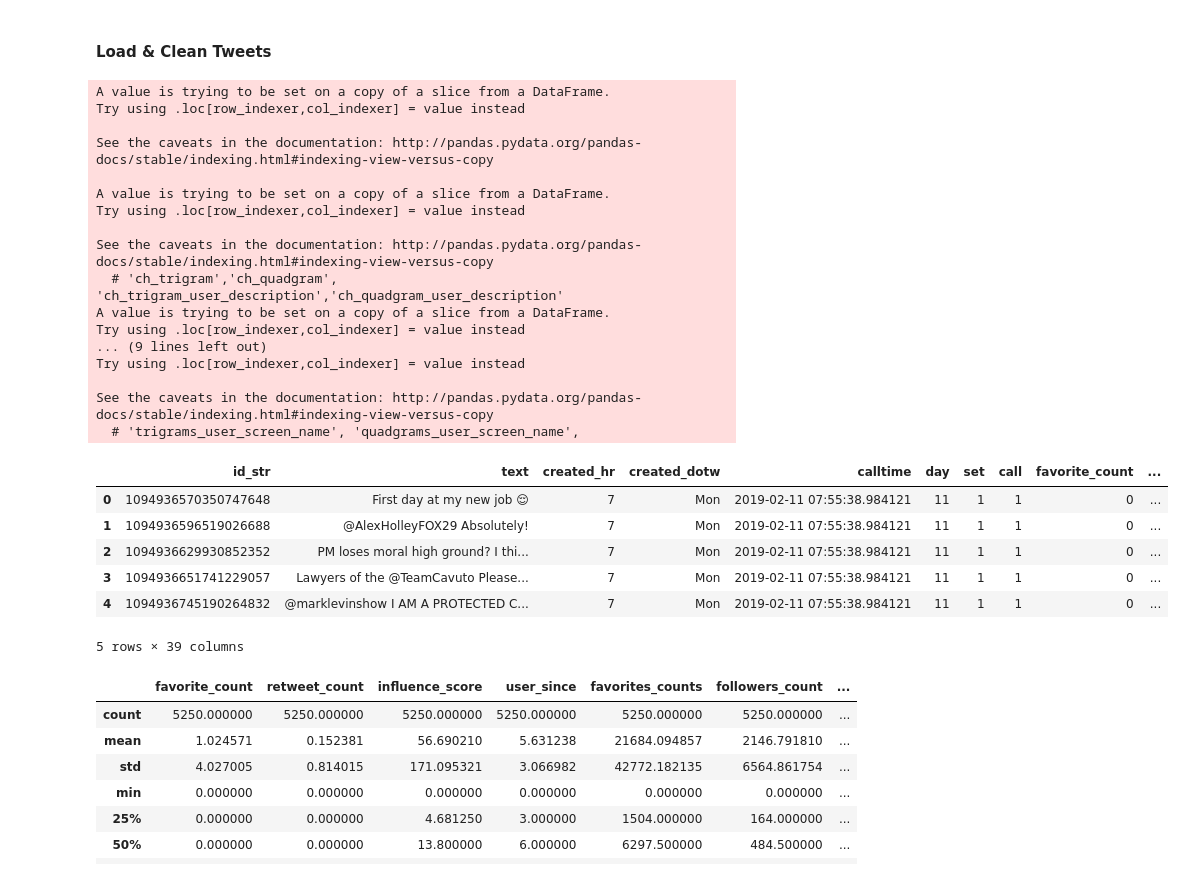
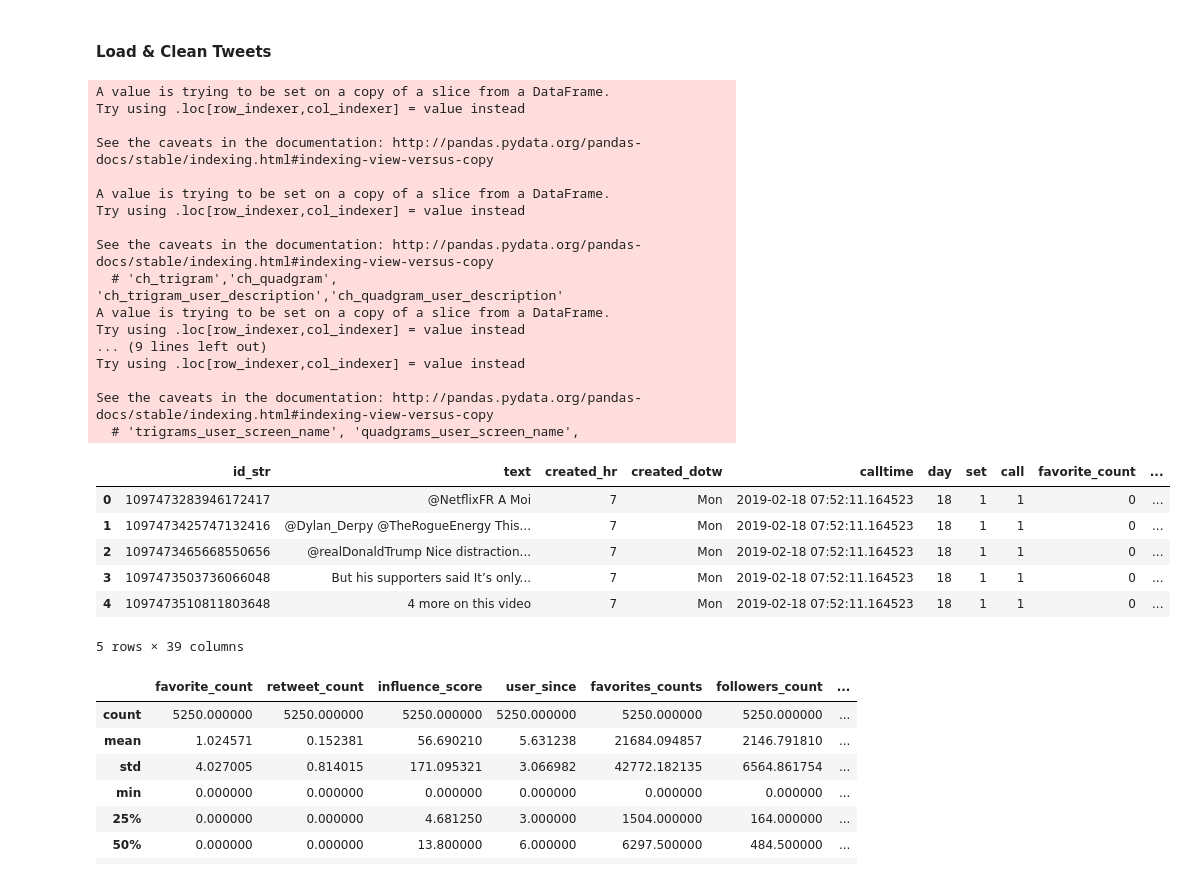
Before and after one commit to jdecke71/tw_net, a Jupyter notebook: notebooks/analysis.ipynb, the cells around one changed output. Saved outputs shown, nothing was run; the diff lists cells and outputs as text; code cells hidden in the pictures.

```diff
--- a/notebooks/analysis.ipynb
+++ b/notebooks/analysis.ipynb
@@ -16,39 +16,39 @@
 Enter days/sets/calls combination to select
 one or more sets of tweets to be returned as dataframe.
 
 '''
-days = [11,12,13,14,15,16,17]
+days = [18,19,20,21,21]
 sets = [1,2,3,4,5,6]
 calls = [1,2,3,4,5]
 tweets_per_call = 25
 
 df = TweetsToDataframe(days,sets,calls,tweets_per_call,useWeights=True)
 
 df.head()
 # %% [output]
 A value is trying to be set on a copy of a slice from a DataFrame.
 Try using .loc[row_indexer,col_indexer] = value instead
 
 See the caveats in the documentation: http://pandas.pydata.org/pandas-docs/stable/indexing.html#indexing-view-versus-copy
 
 A value is trying to be set on a copy of a slice from a DataFrame.
 Try using .loc[row_indexer,col_indexer] = value instead
 
 See the caveats in the documentation: http://pandas.pydata.org/pandas-docs/stable/indexing.html#indexing-view-versus-copy
   # 'ch_trigram','ch_quadgram', 'ch_trigram_user_description','ch_quadgram_user_description'
 A value is trying to be set on a copy of a slice from a DataFrame.
 Try using .loc[row_indexer,col_indexer] = value instead
 ... (9 lines left out)
 Try using .loc[row_indexer,col_indexer] = value instead
 
 See the caveats in the documentation: http://pandas.pydata.org/pandas-docs/stable/indexing.html#indexing-view-versus-copy
   # 'trigrams_user_screen_name', 'quadgrams_user_screen_name',
 |  | id_str | text | created_hr | created_dotw | calltime | day | set | call | favorite_count | ... |
-| 0 | 1094936570350747648 | First day at my new job 😌 | 7 | Mon | 2019-02-11 07:55:38.984121 | 11 | 1 | 1 | 0 | ... |
-| 1 | 1094936596519026688 | @AlexHolleyFOX29 Absolutely! | 7 | Mon | 2019-02-11 07:55:38.984121 | 11 | 1 | 1 | 0 | ... |
-| 2 | 1094936629930852352 | PM loses moral high ground? I thi... | 7 | Mon | 2019-02-11 07:55:38.984121 | 11 | 1 | 1 | 0 | ... |
-| 3 | 1094936651741229057 | Lawyers of the @TeamCavuto Please... | 7 | Mon | 2019-02-11 07:55:38.984121 | 11 | 1 | 1 | 0 | ... |
-| 4 | 1094936745190264832 | @marklevinshow I AM A PROTECTED C... | 7 | Mon | 2019-02-11 07:55:38.984121 | 11 | 1 | 1 | 0 | ... |
+| 0 | 1097473283946172417 | @NetflixFR A Moi | 7 | Mon | 2019-02-18 07:52:11.164523 | 18 | 1 | 1 | 0 | ... |
+| 1 | 1097473425747132416 | @Dylan_Derpy @TheRogueEnergy This... | 7 | Mon | 2019-02-18 07:52:11.164523 | 18 | 1 | 1 | 0 | ... |
+| 2 | 1097473465668550656 | @realDonaldTrump Nice distraction... | 7 | Mon | 2019-02-18 07:52:11.164523 | 18 | 1 | 1 | 0 | ... |
+| 3 | 1097473503736066048 | But his supporters said It’s only... | 7 | Mon | 2019-02-18 07:52:11.164523 | 18 | 1 | 1 | 0 | ... |
+| 4 | 1097473510811803648 | 4 more on this video | 7 | Mon | 2019-02-18 07:52:11.164523 | 18 | 1 | 1 | 0 | ... |
 5 rows × 39 columns
 # %%
 df.describe()
```
Also changed, not shown: parts of 3 cells of this notebook, 3 other files.
